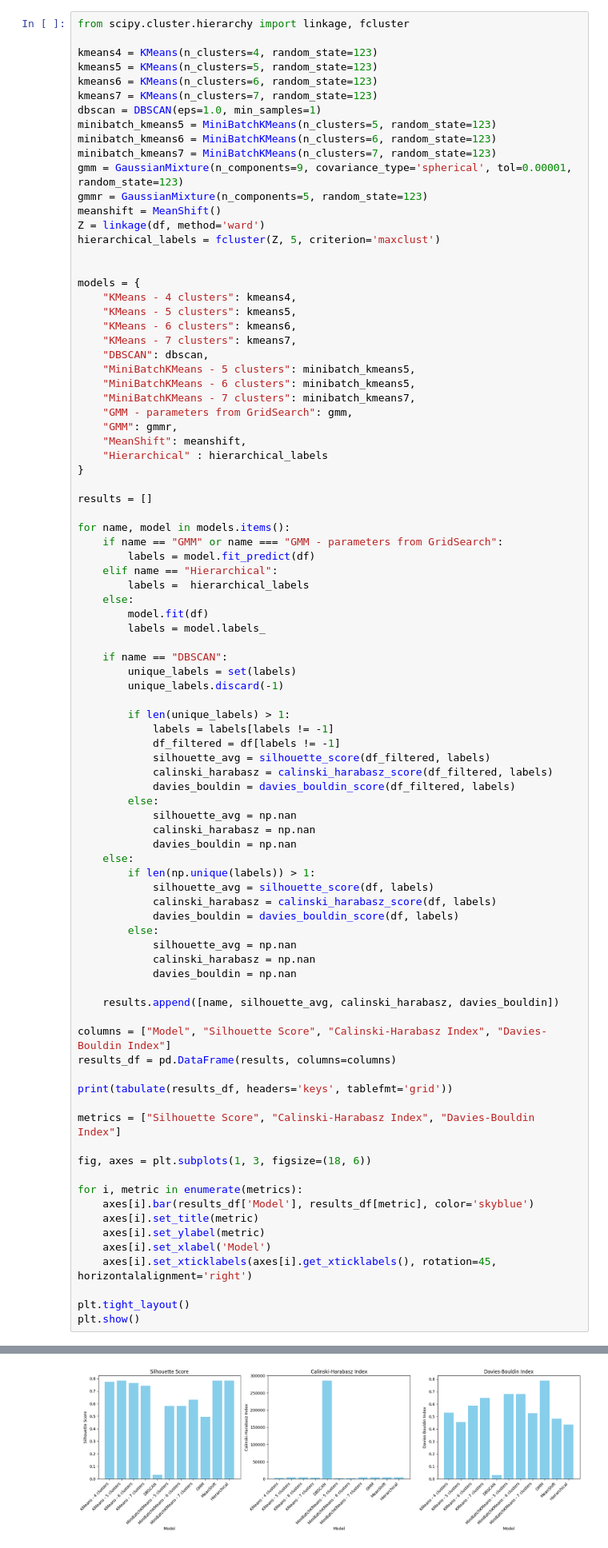
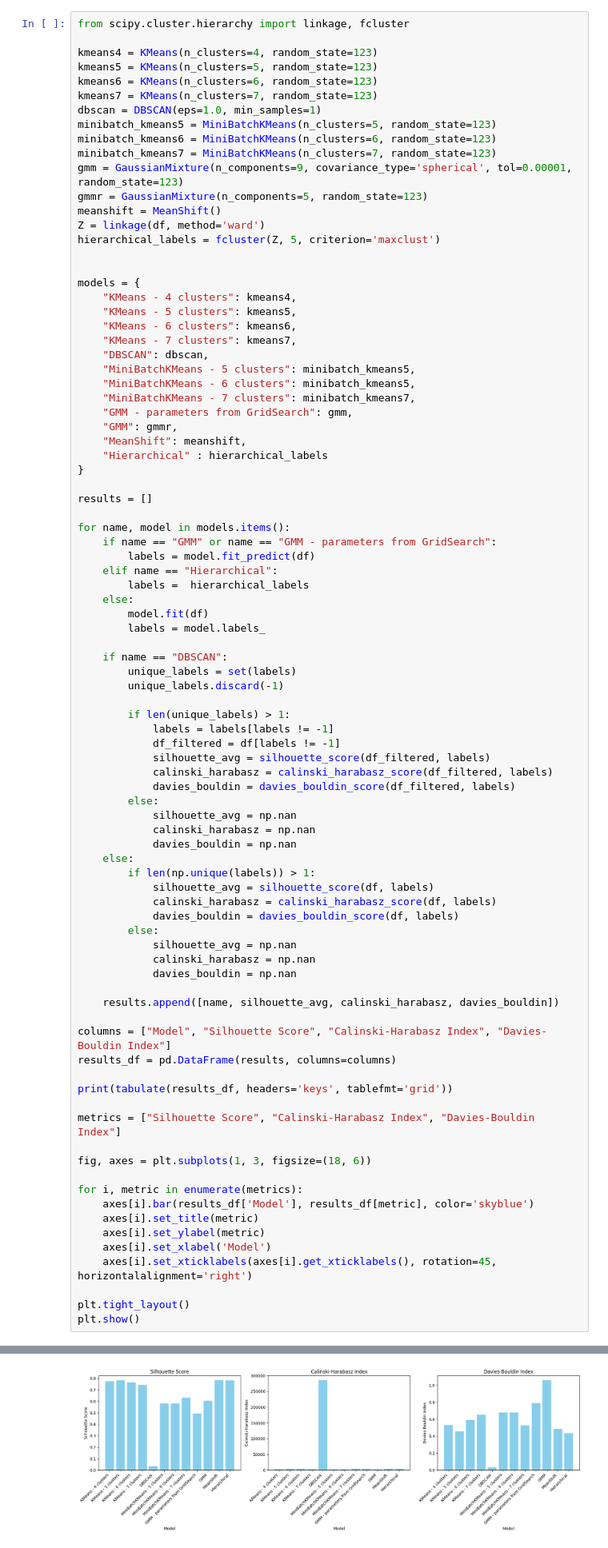
Before and after one commit to xxkaro/GameOfThrones-Clustering, a Jupyter notebook: AM/AM_final.ipynb, the cells around one changed output, grey strips where cells are left out. Shown at 80% size. Saved outputs shown, nothing was run; the diff lists cells and outputs as text.

```diff
--- a/AM/AM_final.ipynb
+++ b/AM/AM_final.ipynb
@@ -429,7 +426,7 @@ models = {
 results = []
 
 for name, model in models.items():
-    if name == "GMM" or name === "GMM - parameters from GridSearch":
+    if name == "GMM" or name == "GMM - parameters from GridSearch":
         labels = model.fit_predict(df)
     elif name == "Hierarchical":
         labels =  hierarchical_labels
@@ -502,8 +499,8 @@ plt.show()
 set_ticklabels() should only be used with a fixed number of ticks, i.e. after set_ticks() or using a FixedLocator.
 
 
 set_ticklabels() should only be used with a fixed number of ticks, i.e. after set_ticks() or using a FixedLocator.
 
 
 set_ticklabels() should only be used with a fixed number of ticks, i.e. after set_ticks() or using a FixedLocator.
-[figure, old version]
+[figure, new version]
```
Also changed, not shown: parts of 4 cells of this notebook.
